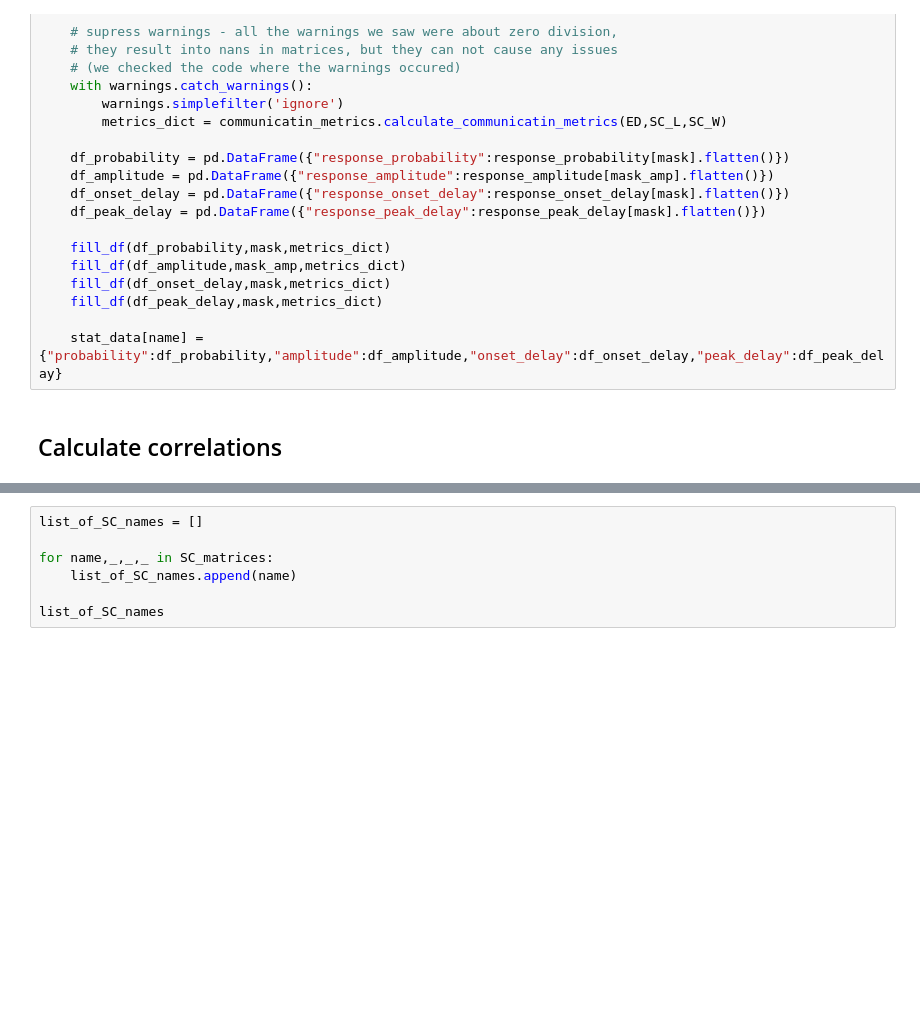
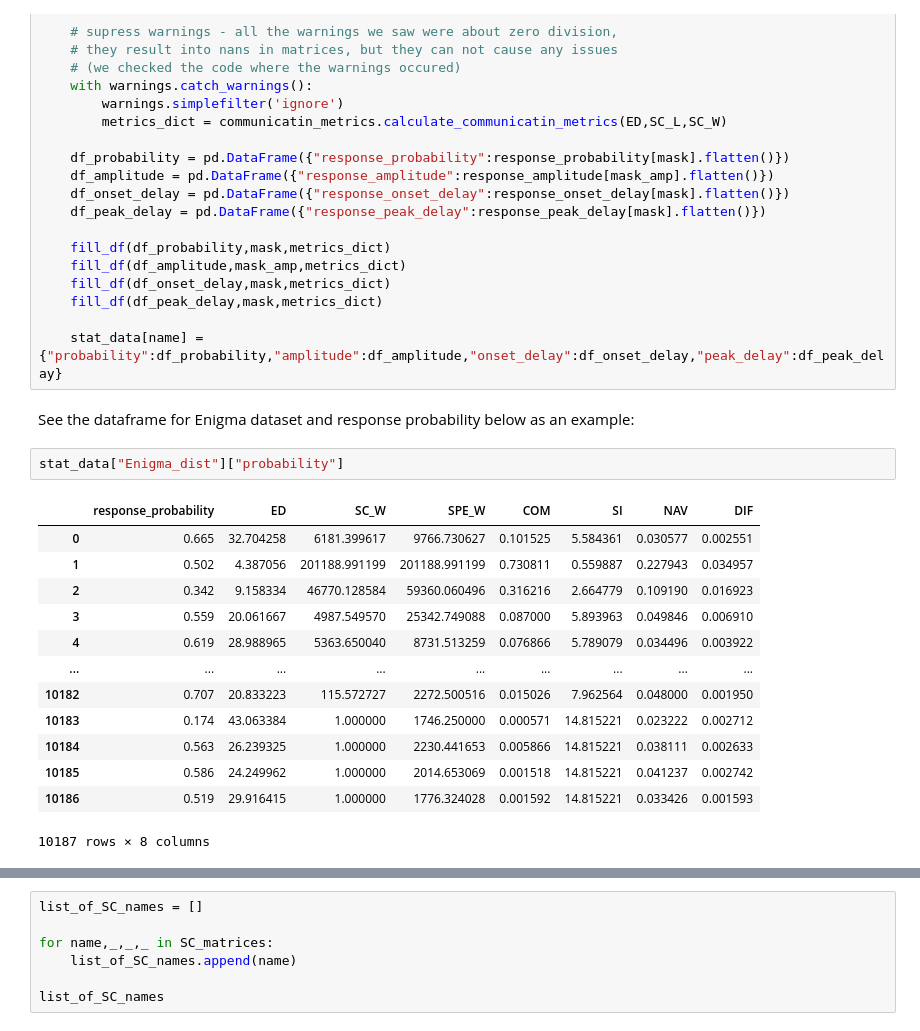
Before and after one commit to Katterrina/fimuni_thesis, a Jupyter notebook: notebooks/01_f-tract/01_analysis.ipynb, the cells around one changed output, grey strips where cells are left out. Cells and saved outputs as stored; diff of their text form; blank space fills up the shorter version.

```diff
--- a/notebooks/01_f-tract/01_analysis.ipynb
+++ b/notebooks/01_f-tract/01_analysis.ipynb
@@ -192,5 +204,21 @@ for name, SC_W, SC_L, SC_W_log in SC_matrices:
     fill_df(df_peak_delay,mask,metrics_dict)
 
     stat_data[name] = {"probability":df_probability,"amplitude":df_amplitude,"onset_delay":df_onset_delay,"peak_delay":df_peak_delay}
-# %% [markdown]
-## Calculate correlations
+# %% [markdown]
+See the dataframe for Enigma dataset and response probability below as an example:
+# %%
+stat_data["Enigma_dist"]["probability"]
+# %% [output]
+|  | response_probability | ED | SC_W | SPE_W | COM | SI | NAV | DIF |
+| 0 | 0.665 | 32.704258 | 6181.399617 | 9766.730627 | 0.101525 | 5.584361 | 0.030577 | 0.002551 |
+| 1 | 0.502 | 4.387056 | 201188.991199 | 201188.991199 | 0.730811 | 0.559887 | 0.227943 | 0.034957 |
+| 2 | 0.342 | 9.158334 | 46770.128584 | 59360.060496 | 0.316216 | 2.664779 | 0.109190 | 0.016923 |
+| 3 | 0.559 | 20.061667 | 4987.549570 | 25342.749088 | 0.087000 | 5.893963 | 0.049846 | 0.006910 |
+| 4 | 0.619 | 28.988965 | 5363.650040 | 8731.513259 | 0.076866 | 5.789079 | 0.034496 | 0.003922 |
+| ... | ... | ... | ... | ... | ... | ... | ... | ... |
+| 10182 | 0.707 | 20.833223 | 115.572727 | 2272.500516 | 0.015026 | 7.962564 | 0.048000 | 0.001950 |
+| 10183 | 0.174 | 43.063384 | 1.000000 | 1746.250000 | 0.000571 | 14.815221 | 0.023222 | 0.002712 |
+| 10184 | 0.563 | 26.239325 | 1.000000 | 2230.441653 | 0.005866 | 14.815221 | 0.038111 | 0.002633 |
+| 10185 | 0.586 | 24.249962 | 1.000000 | 2014.653069 | 0.001518 | 14.815221 | 0.041237 | 0.002742 |
+| 10186 | 0.519 | 29.916415 | 1.000000 | 1776.324028 | 0.001592 | 14.815221 | 0.033426 | 0.001593 |
+10187 rows × 8 columns
```
Also changed, not shown: parts of 5 cells of this notebook, 1 other file.
